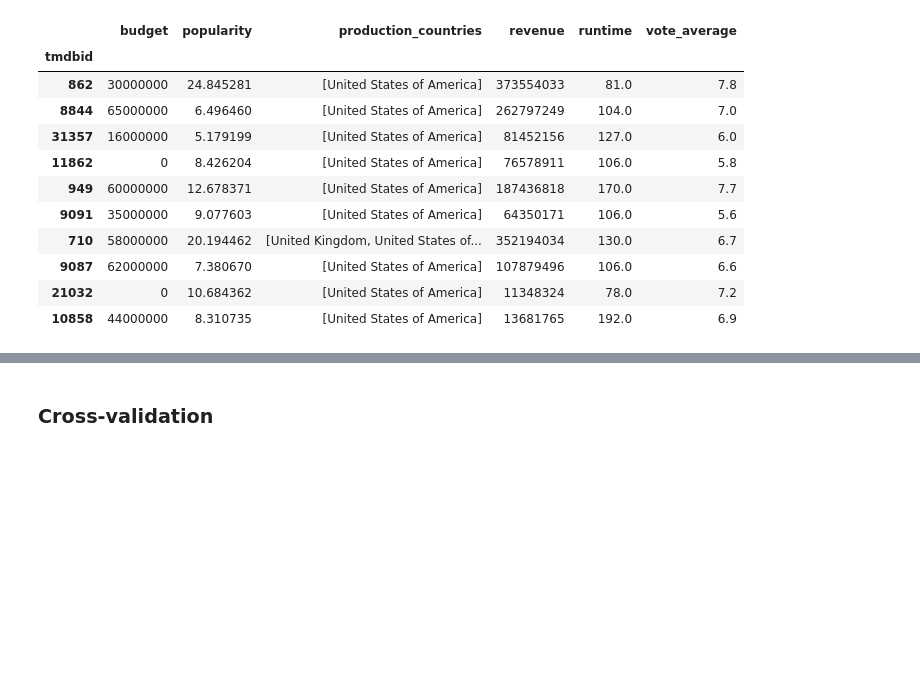
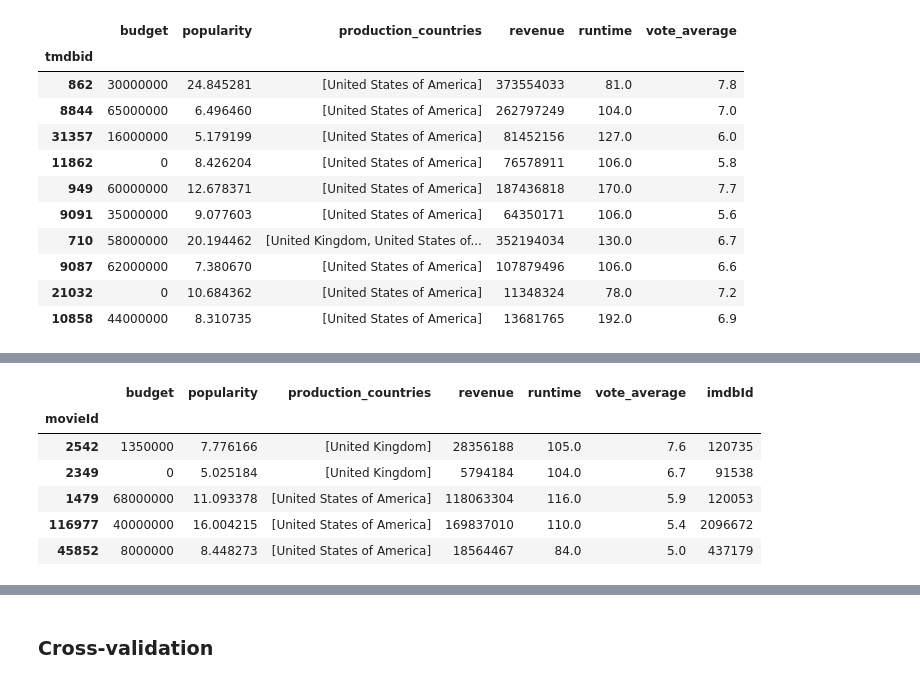
Before and after one commit to Alfonsogar/master_ds_project, a Jupyter notebook: Movielens.ipynb, the cells around one changed output, grey strips where cells are left out. Drawn from its saved outputs; the diff is of its cells as text; code cells hidden in the pictures; blank space fills up the shorter version.

```diff
--- a/Movielens.ipynb
+++ b/Movielens.ipynb
@@ -713,0 +733,10 @@ Name: production_countries, Length: 4766, dtype: object
+# %%
+aux.head()
+# %% [output]
+|  | budget | popularity | production_countries | revenue | runtime | vote_average | imdbId |
+| movieId |  |  |  |  |  |  |  |
+| 2542 | 1350000 | 7.776166 | [United Kingdom] | 28356188 | 105.0 | 7.6 | 120735 |
+| 2349 | 0 | 5.025184 | [United Kingdom] | 5794184 | 104.0 | 6.7 | 91538 |
+| 1479 | 68000000 | 11.093378 | [United States of America] | 118063304 | 116.0 | 5.9 | 120053 |
+| 116977 | 40000000 | 16.004215 | [United States of America] | 169837010 | 110.0 | 5.4 | 2096672 |
+| 45852 | 8000000 | 8.448273 | [United States of America] | 18564467 | 84.0 | 5.0 | 437179 |
```
Also changed, not shown: parts of 23 cells of this notebook.
